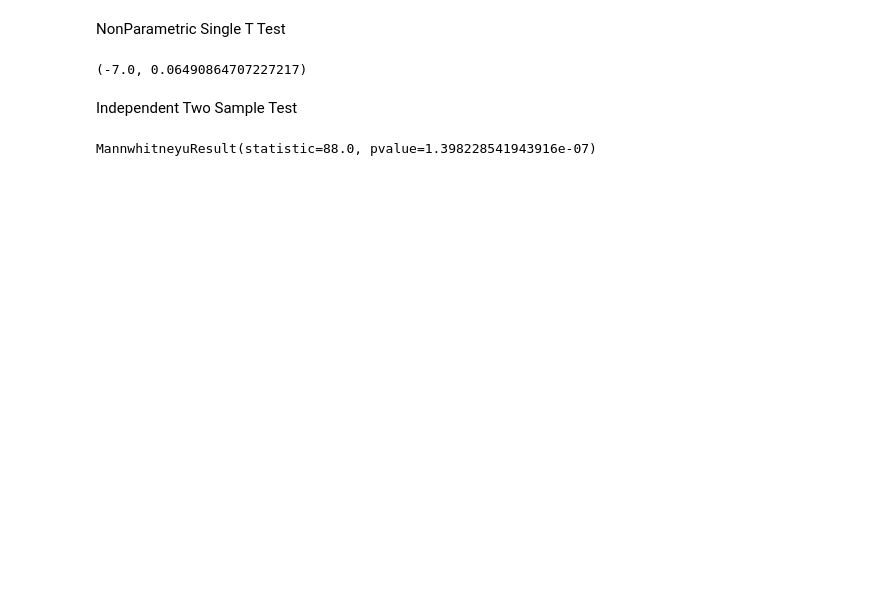
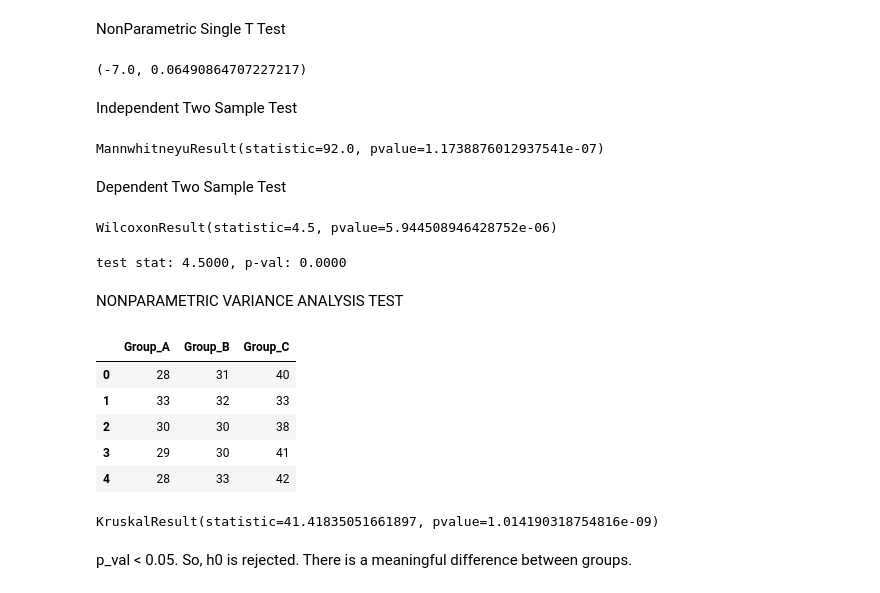
Before and after one commit to Bahrihan/DS_StatisticPractices, a Jupyter notebook: Hypothesis-nonParametricT4.ipynb, the cells around one changed output. Drawn from its saved outputs; the diff is of its cells as text; code cells hidden in the pictures; blank space fills up the shorter version.

```diff
--- a/Hypothesis-nonParametricT4.ipynb
+++ b/Hypothesis-nonParametricT4.ipynb
@@ -24,13 +24,54 @@ A = pd.DataFrame([30, 27, 21, 27, 29, 30, 20, 20, 27, 32, 35, 22, 24, 23, 25, 27
                   23, 27, 23, 25, 21, 18, 24, 26, 33, 26, 27, 28, 19, 25])
 
 B = pd.DataFrame([37, 39, 31, 31, 34, 38, 30, 36, 29, 28, 38, 28, 37, 37, 30, 32,
-                  31, 31, 27, 32, 33, 33, 31, 32, 33, 26, 32, 33, 29])
+                  31, 31, 27, 32, 33, 33, 31, 32, 33, 26, 32, 33, 29, 30])
 
 A_B = pd.concat([A, B], axis=1)
 A_B.columns = ["A", "B"]
 
 A_B.head()
 
-stats.mannwhitneyu(A_B["A"].dropna(), A_B["B"].dropna())
+stats.mannwhitneyu(A_B["A"], A_B["B"])
 # %% [output]
-MannwhitneyuResult(statistic=88.0, pvalue=1.398228541943916e-07)
+MannwhitneyuResult(statistic=92.0, pvalue=1.1738876012937541e-07)
+# %% [markdown]
+Dependent Two Sample Test
+# %%
+stats.wilcoxon(A_B["A"], A_B["B"])
+# %% [output]
+WilcoxonResult(statistic=4.5, pvalue=5.944508946428752e-06)
+# %%
+test_stats, p_value = stats.wilcoxon(A_B["A"], A_B["B"])
+print("test stat: %.4f, p-val: %.4f" % (test_stats, p_value))
+# %% [output]
+test stat: 4.5000, p-val: 0.0000
+# %% [markdown]
+NONPARAMETRIC VARIANCE ANALYSIS TEST
+# %%
+A = pd.DataFrame([28, 33, 30, 29, 28, 29, 27, 31, 30, 32, 28, 33, 25, 29, 27, 31,
+                  31, 30, 31, 34, 30, 32, 31])
+
+B = pd.DataFrame([31, 32, 30, 30, 33, 32, 34, 27, 36, 30, 31, 30, 38, 29, 30, 34,
+                  34, 31, 35, 35, 33, 30, 28])
+
+C = pd.DataFrame([40, 33, 38, 41, 42, 43, 38, 35, 39, 39, 36, 34, 35, 40, 38, 36,
+                  39, 36, 33, 35, 38, 35, 40])
+
+ABC = pd.concat([A,B,C], axis=1)
+ABC.columns = ["Group_A", "Group_B", "Group_C"]
+ABC.head()
+# %% [output]
+|  | Group_A | Group_B | Group_C |
+| 0 | 28 | 31 | 40 |
+| 1 | 33 | 32 | 33 |
+| 2 | 30 | 30 | 38 |
+| 3 | 29 | 30 | 41 |
+| 4 | 28 | 33 | 42 |
+# %%
+from scipy.stats import kruskal
+
+kruskal(ABC["Group_A"], ABC["Group_B"], ABC["Group_C"])
+# %% [output]
+KruskalResult(statistic=41.41835051661897, pvalue=1.014190318754816e-09)
+# %% [markdown]
+p_val < 0.05. So, h0 is rejected. There is a meaningful difference between groups.
```
Also changed, not shown: 1 other file.
